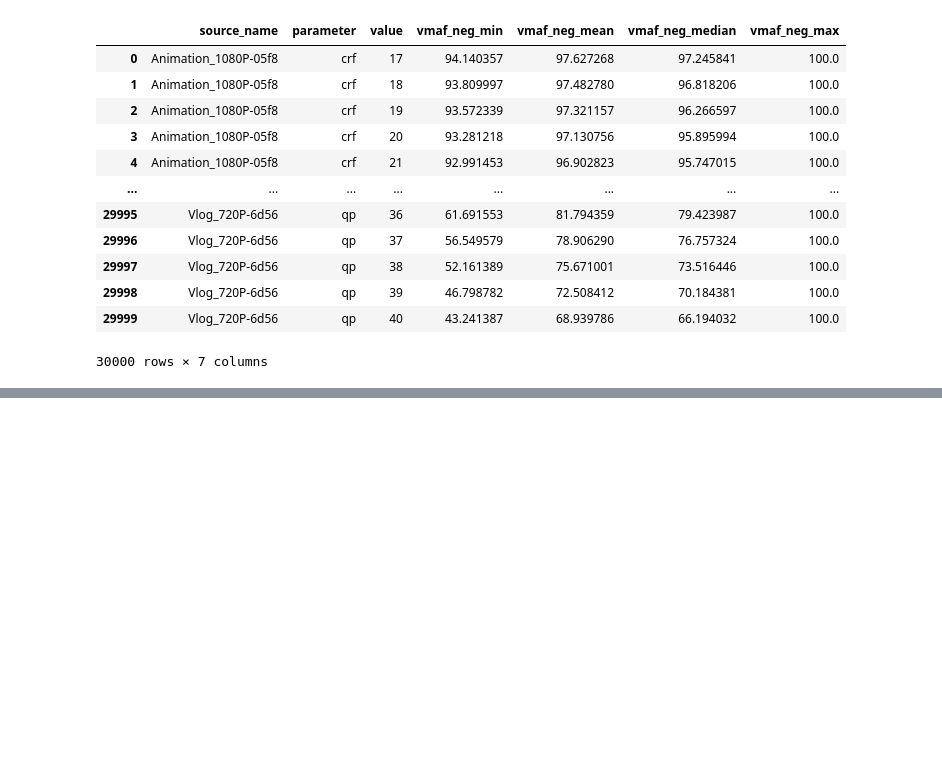
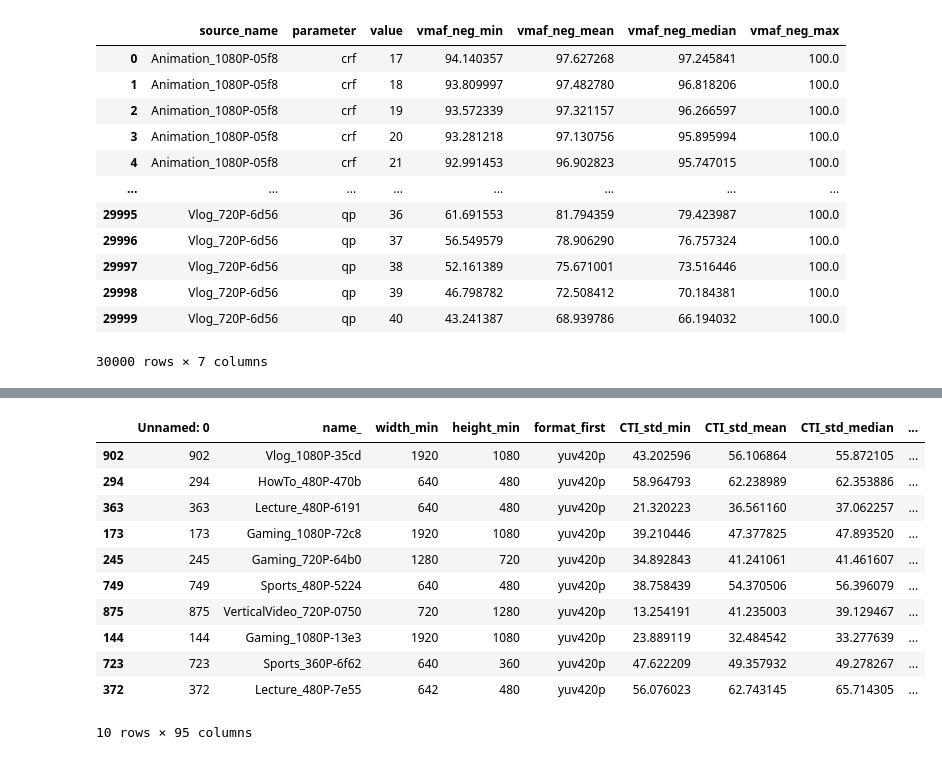
Before and after one commit to TiunovNN/video-compression-model, a Jupyter notebook: dataset/collect.ipynb, the cells around one changed output, grey strips where cells are left out. Cells and saved outputs as stored; diff of their text form; code cells hidden in the pictures; blank space fills up the shorter version.

```diff
--- a/dataset/collect.ipynb
+++ b/dataset/collect.ipynb
@@ -589,0 +733,2 @@ analyzed_encoded_df
+# %%
+feature_df = pd.read_csv('https://storage.yandexcloud.net/tnn-datasets/big_features.csv')
@@ -589,0 +755,15 @@ analyzed_encoded_df
+# %%
+feature_df.sample(10)
+# %% [output]
+|  | Unnamed: 0 | name_ | width_min | height_min | format_first | CTI_std_min | CTI_std_mean | CTI_std_median | ... |
+| 902 | 902 | Vlog_1080P-35cd | 1920 | 1080 | yuv420p | 43.202596 | 56.106864 | 55.872105 | ... |
+| 294 | 294 | HowTo_480P-470b | 640 | 480 | yuv420p | 58.964793 | 62.238989 | 62.353886 | ... |
+| 363 | 363 | Lecture_480P-6191 | 640 | 480 | yuv420p | 21.320223 | 36.561160 | 37.062257 | ... |
+| 173 | 173 | Gaming_1080P-72c8 | 1920 | 1080 | yuv420p | 39.210446 | 47.377825 | 47.893520 | ... |
+| 245 | 245 | Gaming_720P-64b0 | 1280 | 720 | yuv420p | 34.892843 | 41.241061 | 41.461607 | ... |
+| 749 | 749 | Sports_480P-5224 | 640 | 480 | yuv420p | 38.758439 | 54.370506 | 56.396079 | ... |
+| 875 | 875 | VerticalVideo_720P-0750 | 720 | 1280 | yuv420p | 13.254191 | 41.235003 | 39.129467 | ... |
+| 144 | 144 | Gaming_1080P-13e3 | 1920 | 1080 | yuv420p | 23.889119 | 32.484542 | 33.277639 | ... |
+| 723 | 723 | Sports_360P-6f62 | 640 | 360 | yuv420p | 47.622209 | 49.357932 | 49.278267 | ... |
+| 372 | 372 | Lecture_480P-7e55 | 642 | 480 | yuv420p | 56.076023 | 62.743145 | 65.714305 | ... |
+10 rows × 95 columns
```
Also changed, not shown: parts of 28 cells of this notebook.
